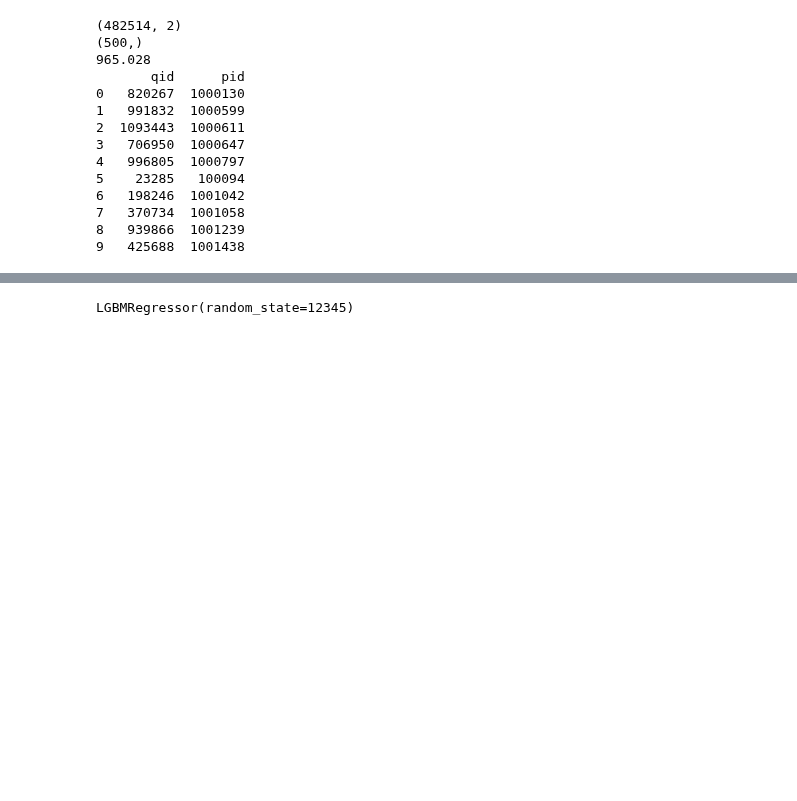
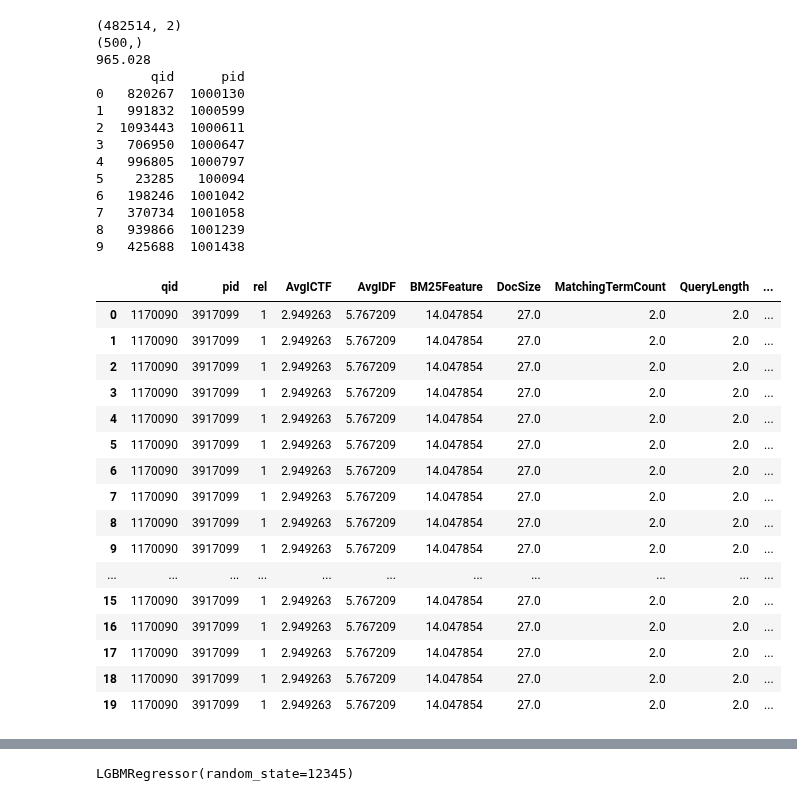
Before and after one commit to castorini/pyserini, a Jupyter notebook: test.ipynb, the cells around one changed output, grey strips where cells are left out. Drawn from its saved outputs; the diff is of its cells as text; code cells hidden in the pictures; blank space fills up the shorter version.

```diff
--- a/test.ipynb
+++ b/test.ipynb
@@ -4,7 +4,7 @@ from pyserini.ltr import FeatureExtractor, AvgICTF, AvgIDF, BM25, DocSize, Match
     UnorderedSequentialPairs, OrderedSequentialPairs
 from pyserini.analysis import Analyzer, get_lucene_analyzer
 from pyserini.search import get_topics_with_reader
-fe = FeatureExtractor('indexes/msmarco-passage/lucene-index-msmarco/', 38)
+fe = FeatureExtractor('indexes/msmarco-passage/lucene-index-msmarco/', 20)
 fe.add(AvgICTF())
 fe.add(AvgIDF())
 fe.add(BM25())
@@ -34,14 +34,16 @@ queries.update(get_topics_with_reader('io.anserini.search.topicreader.TsvIntTopi
 # %%
 import pandas as pd
 import numpy as np
-train = pd.read_csv('collections/msmarco-passage/qidpidtriples.train.full.tsv',sep="\t",
-                    names=['qid','pos_pid','neg_pid'])
-pos_half = train[['qid','pos_pid']].rename(columns={"pos_pid": "pid"})
-pos_half['rel'] = 1.
-neg_half = train[['qid','neg_pid']].rename(columns={"neg_pid": "pid"})
-neg_half['rel'] = 0.
-train = pd.concat([pos_half,neg_half],axis=0,ignore_index=True)
-del pos_half, neg_half
-sampled_train_qid=pd.Series(train['qid'].unique()).sample(frac=0.01,random_state=123456)
-sampled_train=train[train['qid'].isin(sampled_train_qid)].reset_index(drop=True).copy(deep=True)
-del train
+# train = pd.read_csv('collections/msmarco-passage/qidpidtriples.train.full.tsv',sep="\t",
+#                     names=['qid','pos_pid','neg_pid'])
+# pos_half = train[['qid','pos_pid']].rename(columns={"pos_pid": "pid"})
+# pos_half['rel'] = 1.
+# neg_half = train[['qid','neg_pid']].rename(columns={"neg_pid": "pid"})
+# neg_half['rel'] = 0.
+# train = pd.concat([pos_half,neg_half],axis=0,ignore_index=True)
+# del pos_half, neg_half
+# sampled_train_qid=pd.Series(train['qid'].unique()).sample(frac=0.01,random_state=123456)
+# sampled_train=train[train['qid'].isin(sampled_train_qid)].reset_index(drop=True).copy(deep=True)
+# del train
+sampled_train = pd.read_json('sampled_train.json')
+sampled_train_qid = pd.read_json('sampled_train_qid.json',typ='series', orient='records')
@@ -129,6 +137,26 @@ def export(df, analyzer, fn):
 # %%
 train_data=extract(sampled_train,analyzer)
 export(sampled_train,analyzer,'train.json')
+# %%
+train_data.head(20)
+# %% [output]
+|  | qid | pid | rel | AvgICTF | AvgIDF | BM25Feature | DocSize | MatchingTermCount | QueryLength | ... |
+| 0 | 1170090 | 3917099 | 1 | 2.949263 | 5.767209 | 14.047854 | 27.0 | 2.0 | 2.0 | ... |
+| 1 | 1170090 | 3917099 | 1 | 2.949263 | 5.767209 | 14.047854 | 27.0 | 2.0 | 2.0 | ... |
+| 2 | 1170090 | 3917099 | 1 | 2.949263 | 5.767209 | 14.047854 | 27.0 | 2.0 | 2.0 | ... |
+| 3 | 1170090 | 3917099 | 1 | 2.949263 | 5.767209 | 14.047854 | 27.0 | 2.0 | 2.0 | ... |
+| 4 | 1170090 | 3917099 | 1 | 2.949263 | 5.767209 | 14.047854 | 27.0 | 2.0 | 2.0 | ... |
+| 5 | 1170090 | 3917099 | 1 | 2.949263 | 5.767209 | 14.047854 | 27.0 | 2.0 | 2.0 | ... |
+| 6 | 1170090 | 3917099 | 1 | 2.949263 | 5.767209 | 14.047854 | 27.0 | 2.0 | 2.0 | ... |
+| 7 | 1170090 | 3917099 | 1 | 2.949263 | 5.767209 | 14.047854 | 27.0 | 2.0 | 2.0 | ... |
+| 8 | 1170090 | 3917099 | 1 | 2.949263 | 5.767209 | 14.047854 | 27.0 | 2.0 | 2.0 | ... |
+| 9 | 1170090 | 3917099 | 1 | 2.949263 | 5.767209 | 14.047854 | 27.0 | 2.0 | 2.0 | ... |
+| ... | ... | ... | ... | ... | ... | ... | ... | ... | ... | ... |
+| 15 | 1170090 | 3917099 | 1 | 2.949263 | 5.767209 | 14.047854 | 27.0 | 2.0 | 2.0 | ... |
+| 16 | 1170090 | 3917099 | 1 | 2.949263 | 5.767209 | 14.047854 | 27.0 | 2.0 | 2.0 | ... |
+| 17 | 1170090 | 3917099 | 1 | 2.949263 | 5.767209 | 14.047854 | 27.0 | 2.0 | 2.0 | ... |
+| 18 | 1170090 | 3917099 | 1 | 2.949263 | 5.767209 | 14.047854 | 27.0 | 2.0 | 2.0 | ... |
+| 19 | 1170090 | 3917099 | 1 | 2.949263 | 5.767209 | 14.047854 | 27.0 | 2.0 | 2.0 | ... |
 # %%
 dev_data=extract(sampled_dev,analyzer)
 export(sampled_dev,analyzer,'dev.json')
```
Also changed, not shown: parts of 10 cells of this notebook.
